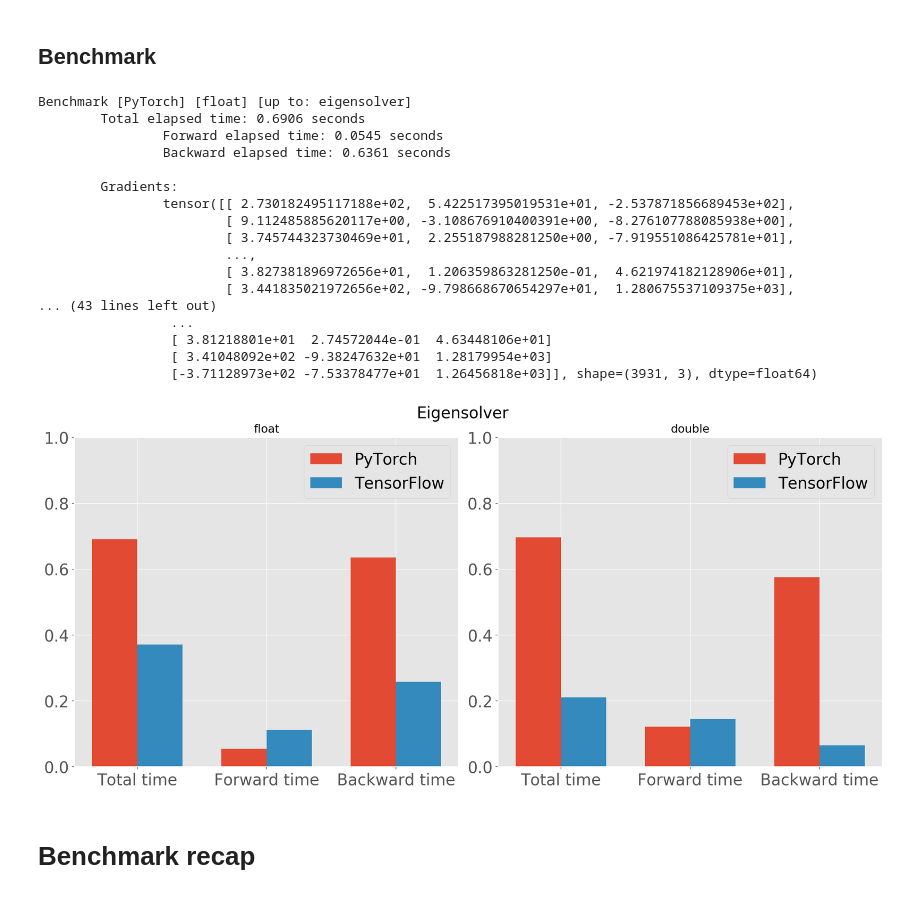
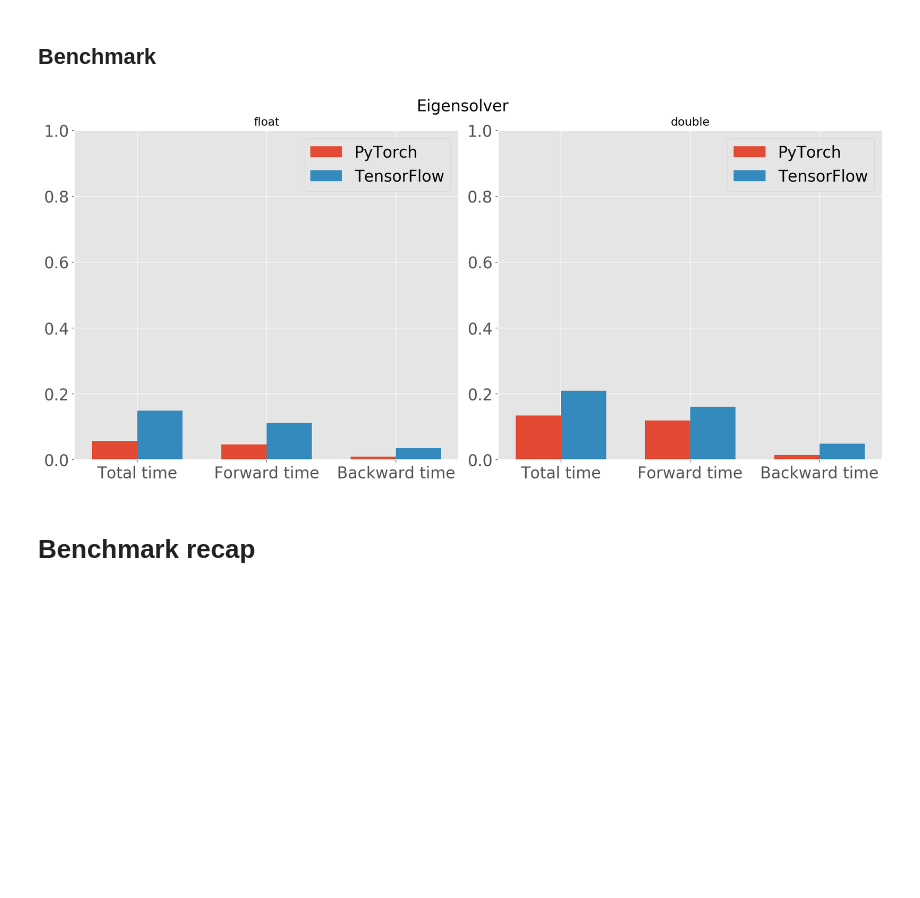
Before and after one commit to lucmos/spectraldifferentiation, a Jupyter notebook: spectral_benchmark.ipynb, the cells around one changed output. Cells and saved outputs as stored; diff of their text form; code cells hidden in the pictures; blank space fills up the shorter version.

Commit message:
Optimize PyTorch eigensolver

```diff
--- a/spectral_benchmark.ipynb
+++ b/spectral_benchmark.ipynb
@@ -636,18 +639,20 @@ class Eigsh_torch(torch.autograd.Function):
     # https://github.com/pytorch/pytorch/issues/24185
 
     @staticmethod
-    def forward(ctx, A, k=30, sigma=-1e-5, precision=torch.float):
+    def forward(ctx, A, values=None, indices=None, k=30, sigma=-1e-5):
         # Currently using scipy, on cpu, as backend
         # (torch.symeig computes all eigenvalues only on dense tensors)
         #
         # todo: check if CuPy will support eigsh:
         # https://docs-cupy.chainer.org/en/stable/reference/comparison.html?highlight=eigsh
+        assert values is not None
+        assert indices is not None
+
         device = A.device
-#         A = A.cpu().detach()
+        precision = A.dtype
 
-        values = A.values().detach().cpu().numpy()
-        indices = A.indices().detach().cpu().numpy()
-
+        values = values.detach().cpu().numpy()
+        indices = indices.detach().cpu().numpy()
 
         Ascipy = scisparse.coo_matrix((values, indices)).tocsc()
 
@@ -676,16 +681,15 @@ class Eigsh_torch(torch.autograd.Function):
         # result:              [n, n]
         vt = v.transpose(-2, -1)
 
-
+        # v @ diag(glambda) @ vt
         result = (v * glambda[None, :]) @ vt
         # result = result.transpose(-2, -1)
 
         # Convert to sparse to match input type
-        indices = torch.nonzero(result).t()
-        values = result[indices[0], indices[1]]
-        sparse = torch.sparse.FloatTensor(indices, values, result.size())
-
-        return sparse, None, None, None, None, None
+#         indices = torch.nonzero(result).t()
+#         values = result[indices[0], indices[1]]
+#         sparse = torch.sparse.FloatTensor(indices, values, result.size())
+        return result, None, None, None, None, None
 # %% [markdown]
 ### TensorFlow implementation
 
@@ -705,9 +709,7 @@ The **backpropagation is much faster** due to the internal use of indexedslices
 def Eigsh_tf(C, values, indices, k=30, sigma=-1e-5):
     #Cannot take in input SparseTensors
 
-#     if values is None or indices is None:
-#         Ascipy = scisparse.coo_matrix(C.numpy()).tocsr()
-#     else:
+    precision = C.dtype
     Ascipy = scisparse.coo_matrix((values.numpy(), tf.transpose(indices).numpy())).tocsc()
 
     e, phi = sla.eigsh(
@@ -715,13 +717,12 @@ def Eigsh_tf(C, values, indices, k=30, sigma=-1e-5):
         k,
         sigma=sigma)
 
-    e, phi = (tf.convert_to_tensor(e),
-             tf.convert_to_tensor(phi))
+    e, phi = (tf.convert_to_tensor(e, dtype=precision),
+             tf.convert_to_tensor(phi, dtype=precision))
 
     def grad(glambda):
         vt = tf.transpose(phi)
         result = phi @ tf.linalg.tensor_diag(glambda) @ vt
-
         return result, None, None
 
     return e, grad
@@ -730,42 +731,25 @@ def Eigsh_tf(C, values, indices, k=30, sigma=-1e-5):
 # %%
 def fun(vertices, faces):
     stiff, _, lumped = calc_LB_FEM_torch(vertices, faces)
     C = decomposition_torch(stiff, lumped)
-    e = Eigsh_torch.apply(C)
+    e = Eigsh_torch.apply(C.to_dense(), C.values(), C.indices())
     return torch.sum(e)
 
 for p in ['float', 'double']:
-    info, grad = benchmark_torch(fun, get_pytorch_tensors(p), p, 'eigensolver', info, verbose=True)
+    info, grad = benchmark_torch(fun, get_pytorch_tensors(p), p, 'eigensolver', info, verbose=False)
 
 def fun(vertices, faces):
     stiff, _, lumped = calc_LB_FEM_tf(vertices, faces)
     C = decomposition_tf(stiff, lumped)
     e = Eigsh_tf(tf.sparse.to_dense(C), C.values, C.indices)
     return tf.reduce_sum(e)
 
 for p in ['float', 'double']:
-    info, grad = benchmark_tf(fun, get_tensorflow_tensors(p), p, 'eigensolver', info,  verbose=True)
+    info, grad = benchmark_tf(fun, get_tensorflow_tensors(p), p, 'eigensolver', info,  verbose=False)
 
 o = display_benchmark(info, 'eigensolver')
 # %% [output]
-Benchmark [PyTorch] [float] [up to: eigensolver]
-        Total elapsed time: 0.6906 seconds
-                Forward elapsed time: 0.0545 seconds
-                Backward elapsed time: 0.6361 seconds
-
-        Gradients:
-                tensor([[ 2.730182495117188e+02,  5.422517395019531e+01, -2.537871856689453e+02],
-                        [ 9.112485885620117e+00, -3.108676910400391e+00, -8.276107788085938e+00],
-                        [ 3.745744323730469e+01,  2.255187988281250e+00, -7.919551086425781e+01],
-                        ...,
-                        [ 3.827381896972656e+01,  1.206359863281250e-01,  4.621974182128906e+01],
-                        [ 3.441835021972656e+02, -9.798668670654297e+01,  1.280675537109375e+03],
-... (43 lines left out)
-                 ...
-                 [ 3.81218801e+01  2.74572044e-01  4.63448106e+01]
-                 [ 3.41048092e+02 -9.38247632e+01  1.28179954e+03]
-                 [-3.71128973e+02 -7.53378477e+01  1.26456818e+03]], shape=(3931, 3), dtype=float64)
-[figure, old version]
+[figure, new version]
 # %% [markdown]
 # Benchmark recap
 # %%
```
Also changed, not shown: parts of 3 cells of this notebook.
